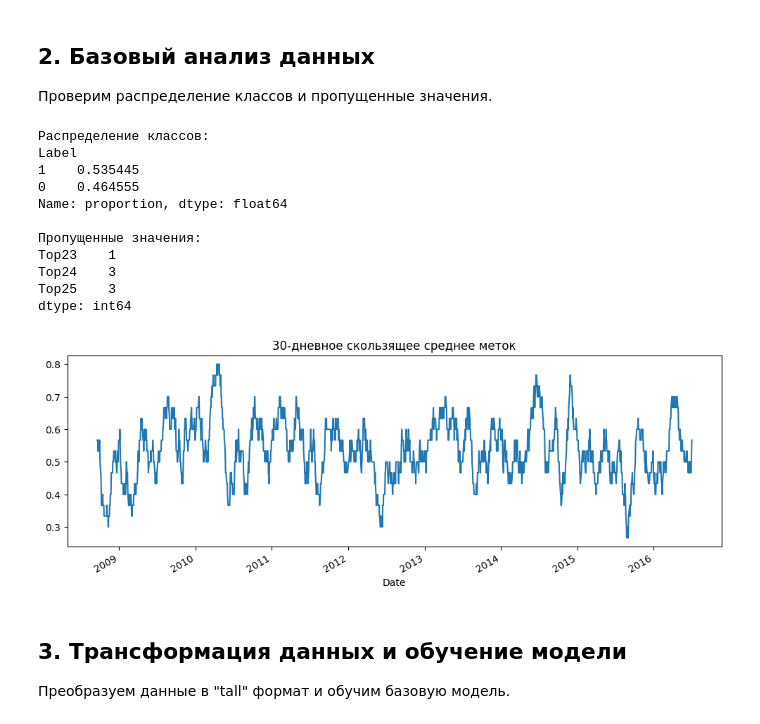
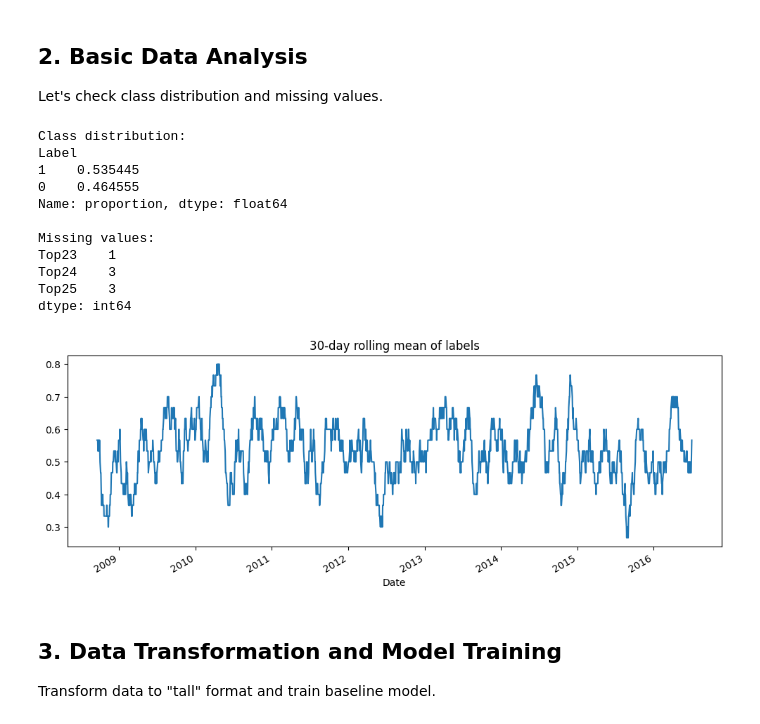
Before and after one commit to i-azztec/mlops-volatility-news-predictor, a Jupyter notebook: research/analysis.ipynb, the cells around one changed output. Cells and saved outputs as stored; diff of their text form; code cells hidden in the pictures.

```diff
--- a/research/analysis.ipynb
+++ b/research/analysis.ipynb
@@ -56,40 +56,40 @@ dtypes: int64(1), object(26)
 memory usage: 419.7+ KB
 None
 # %% [markdown]
-## 2. Базовый анализ данных
+## 2. Basic Data Analysis
 
-Проверим распределение классов и пропущенные значения.
+Let's check class distribution and missing values.
 # %%
-# Распределение классов
-print("Распределение классов:")
+# Class distribution
+print("Class distribution:")
 print(data['Label'].value_counts(normalize=True))
 
-# Проверка пропущенных значений
-print("\nПропущенные значения:")
+# Check for missing values
+print("\nMissing values:")
 missing = data.isnull().sum()
 print(missing[missing > 0])
 
-# График распределения меток по времени
+# Plot label distribution over time
 plt.figure(figsize=(12, 4))
 data['Date'] = pd.to_datetime(data['Date'])
 data.set_index('Date')['Label'].rolling(30).mean().plot()
-plt.title('30-дневное скользящее среднее меток')
+plt.title('30-day rolling mean of labels')
 plt.show()
 # %% [output]
-Распределение классов:
+Class distribution:
 Label
 1    0.535445
 0    0.464555
 Name: proportion, dtype: float64
 
-Пропущенные значения:
+Missing values:
 Top23    1
 Top24    3
 Top25    3
 dtype: int64
-[figure, old version]
+[figure, new version]
 # %% [markdown]
-## 3. Трансформация данных и обучение модели
+## 3. Data Transformation and Model Training
 
-Преобразуем данные в "tall" формат и обучим базовую модель.
+Transform data to "tall" format and train baseline model.
 # %%
```
Also changed, not shown: parts of 9 cells of this notebook, 5 other files.
